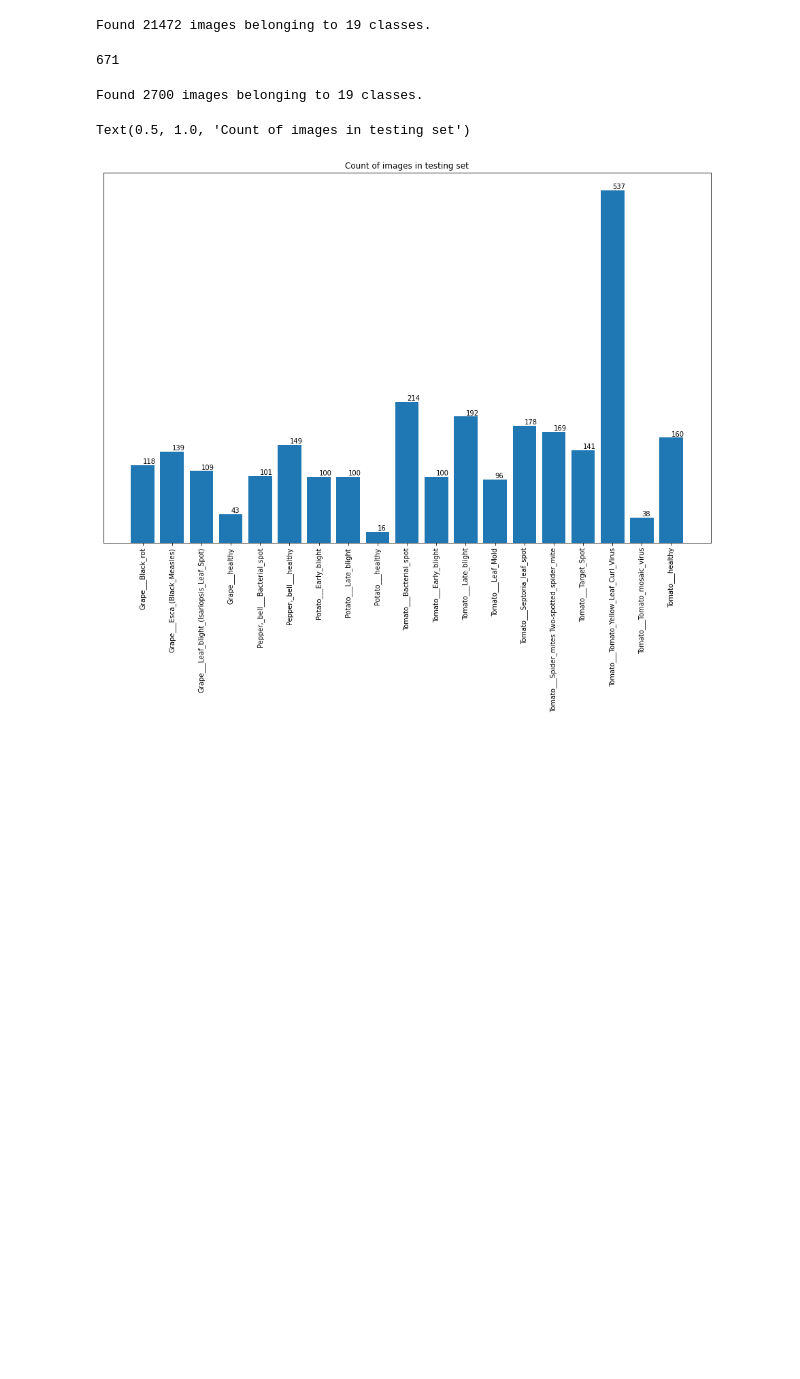
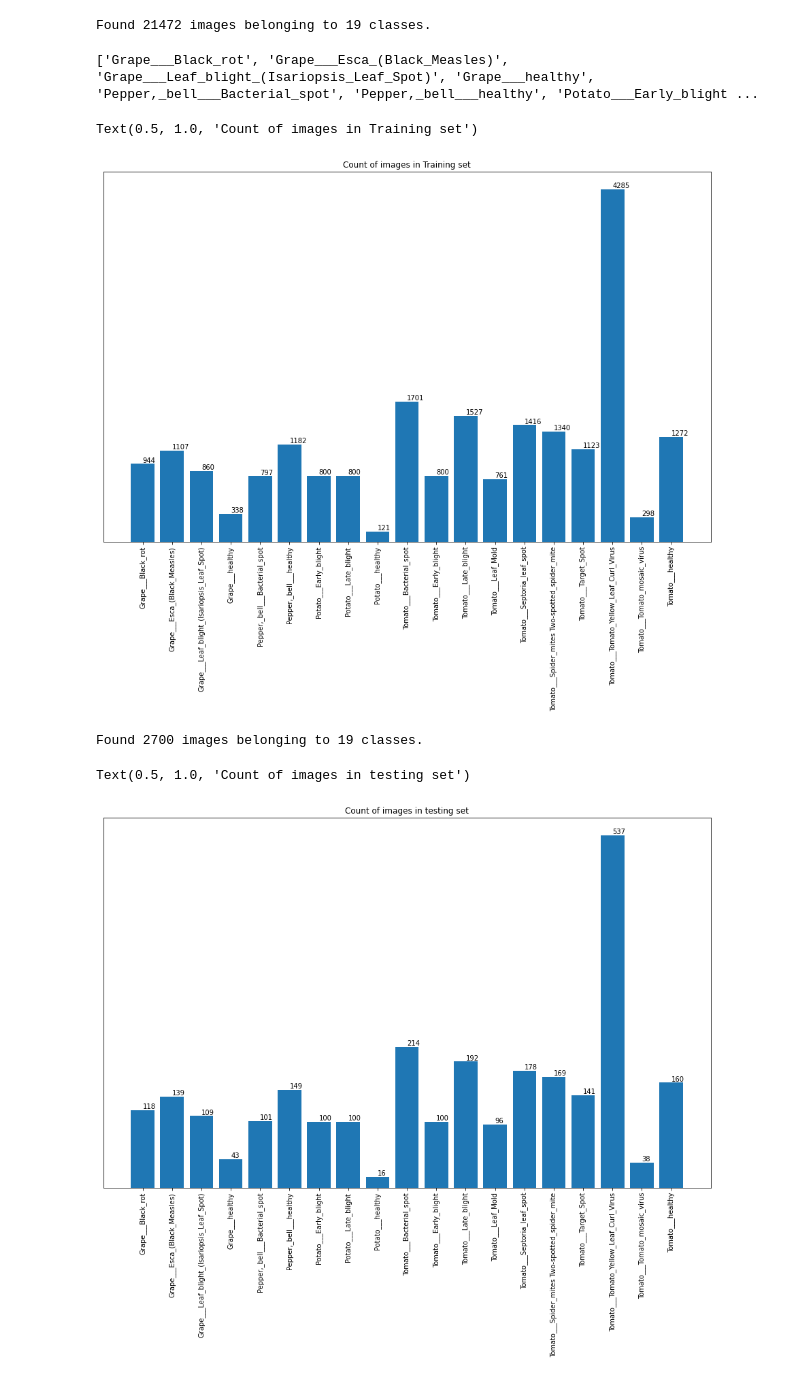
Before and after one commit to Vishwajeet111/Classification-of-Leaves-disease, a Jupyter notebook: Trial_v_1.ipynb, the cells around one changed output. Cells and saved outputs as stored; diff of their text form; code cells hidden in the pictures; blank space fills up the shorter version.

```diff
--- a/Trial_v_1.ipynb
+++ b/Trial_v_1.ipynb
@@ -16,4 +19,5 @@ channels = 3
 # %%
+# Augmenting images from train dataset and storing it in train_generator
 from tensorflow.keras.preprocessing.image import ImageDataGenerator
 
 train_datagen = ImageDataGenerator(
@@ -25,22 +29,46 @@ train_generator = train_datagen.flow_from_directory(
     '/content/drive/MyDrive/Colab Notebooks/leaves_image2/train',
     target_size = (image_size,image_size),
     batch_size=32,
-    class_mode="sparse"
+    class_mode="sparse",
+    shuffle=True
 )
 # %% [output]
 Found 21472 images belonging to 19 classes.
-# %%
-len(train_generator)
-# %% [output]
-671
 # %%
-# train_count = []
-# i = 0
-# while i in range(len(train_generator)):
-#   image_label, label_batch = next(train_generator)
-#   print(i)
-#   train_count.extend(list(label_batch))
-#   i+= 1
+# counting the number of images in train generator and storing the values in dictionary
+train_count = []
+i = 0
+while i in range(len(train_generator)):
+  image_label, label_batch = next(train_generator)
+  print(i)
+  train_count.extend(list(label_batch))
+  i+= 1
+train_count = list(map(int, train_count))
+train_dict = dict.fromkeys(set(train_count), 0)
+for i in train_count:
+  if i in train_dict.keys():
+    train_dict[i] += 1
+
+print(train_dict)
+# %%
+# printing the class names
+class_names = list(train_generator.class_indices.keys())
+print(class_names)
+# %% [output]
+['Grape___Black_rot', 'Grape___Esca_(Black_Measles)', 'Grape___Leaf_blight_(Isariopsis_Leaf_Spot)', 'Grape___healthy', 'Pepper,_bell___Bacterial_spot', 'Pepper,_bell___healthy', 'Potato___Early_blight ...
+# %%
+# plotting the bar graph of train dataset
+plt.rcParams['figure.figsize'] = (16,10)
+barplot = plt.bar(x=class_names,height=train_dict.values())
+plt.xticks(rotation=90)
+plt.yticks([])
+for bar in barplot:
+    yval = bar.get_height()
+    plt.text(bar.get_x() + bar.get_width()/2.0, yval, int(yval), va='bottom')
+plt.title("Count of images in Training set")
+# %% [output]
+Text(0.5, 1.0, 'Count of images in Training set')
+[figure, added]
 # %%
 test_datagen = ImageDataGenerator(
     rescale = 1./255,
```
Also changed, not shown: parts of 33 cells of this notebook.
